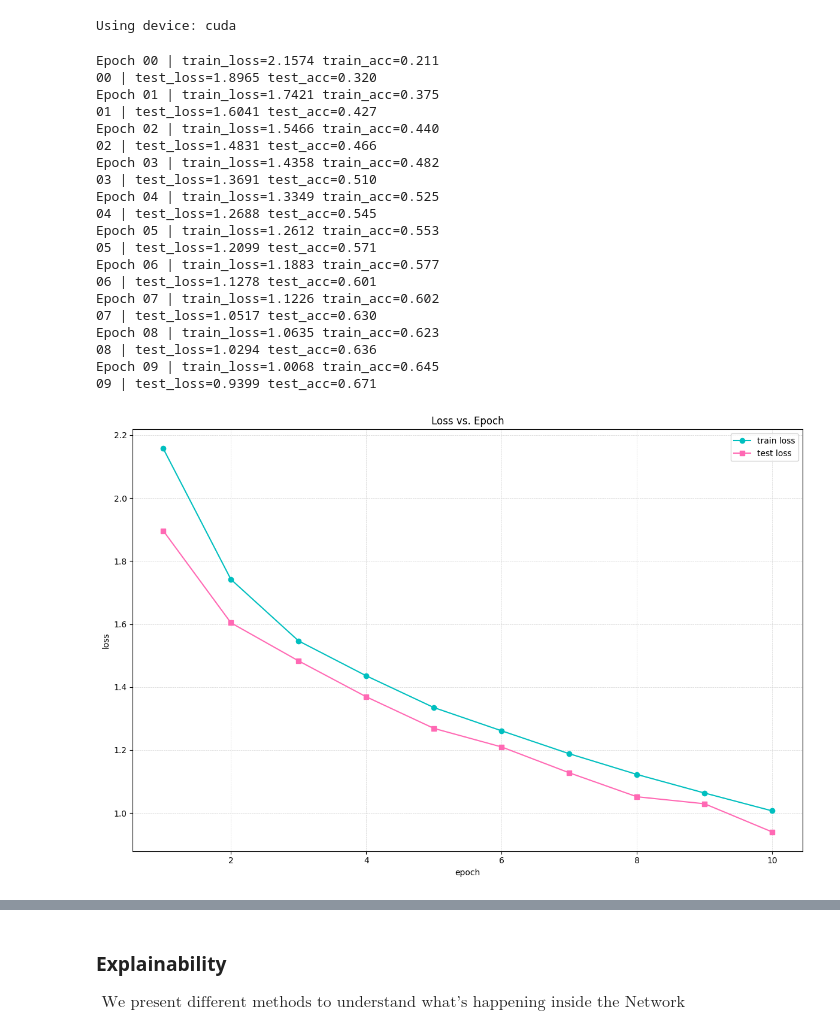
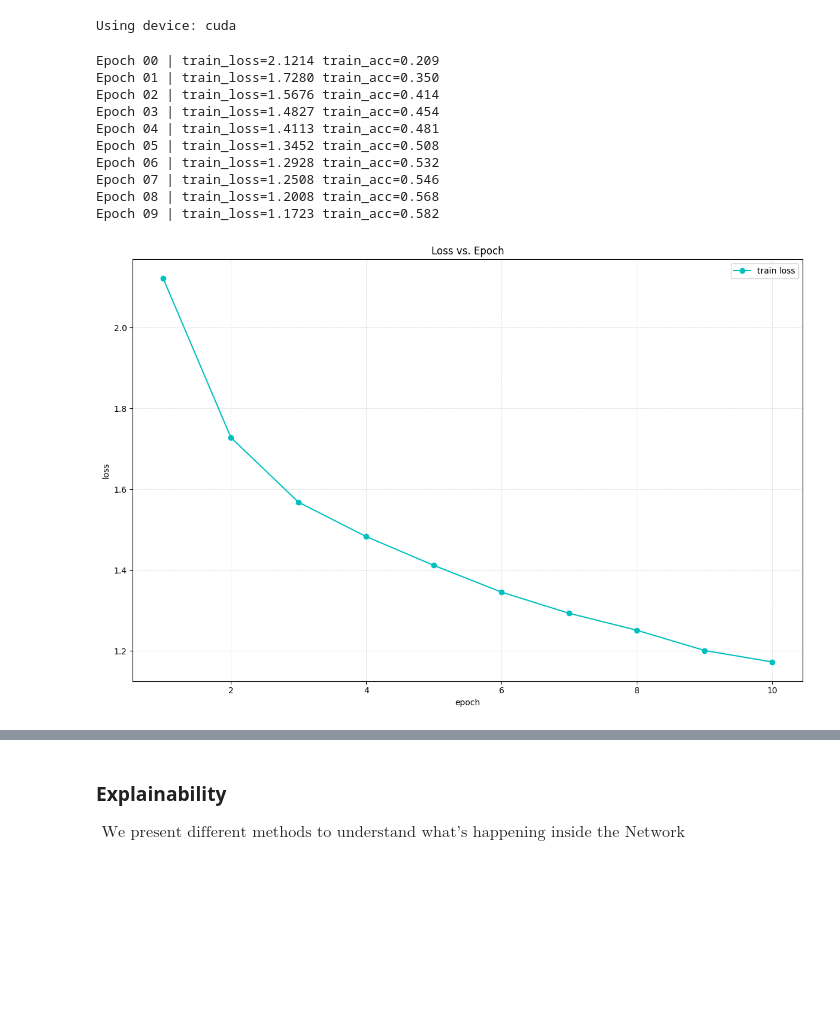
Before and after one commit to yossefPartouche/Deep_Learning, a Jupyter notebook: HW3.ipynb, the cells around one changed output, grey strips where cells are left out. Cells and saved outputs as stored; diff of their text form; code cells hidden in the pictures; blank space fills up the shorter version.

```diff
--- a/HW3.ipynb
+++ b/HW3.ipynb
@@ -117,20 +137,26 @@ class Net(nn.Module):
         # This method has no return value.                                          #
         #############################################################################
         self.features = torch.nn.Sequential(
-          nn.Conv2d(3, 6, 3),
+          nn.Conv2d(3, 6, 3, padding=1),
+          nn.BatchNorm2d(6),
           nn.ReLU(),
 
-          ResidualBLock(6),
-          nn.MaxPool2d(2,1,0),
-
-          nn.Conv2d(6, 16, 5),
+          ResidualBlock(6),
+          nn.Conv2d(6, 6, 3, padding=1),
+          nn.BatchNorm2d(6),
           nn.ReLU(),
 
-          ResidualBlock(32)
-          nn.MaxPool2d(2,2,0)
+          nn.Conv2d(6, 16, 5, padding=2),
+          nn.BatchNorm2d(16),
+          nn.ReLU(),
+
+          ResidualBlock(16),
+          nn.Conv2d(16, 16, kernel_size=3, stride=2, padding=1),
+          nn.BatchNorm2d(16),
+          nn.ReLU()
         )
         self.classifier = nn.Sequential(
-          nn.Linear(16*24*24, 120),
+          nn.Linear(16*8*8, 120),
           nn.ReLU(),
           nn.Linear(120, 84),
           nn.ReLU(),
@@ -277,51 +284,39 @@ print(f"Using device: {device}")
 # %% [output]
 Using device: cuda
 # %%
-train_losses, train_accs, test_losses, test_accs = train_model(net, trainloader, EPOCHS)
+train_losses, train_accs = train_model(net, trainloader, EPOCHS)
 
 epochs = range(1, EPOCHS+1)
 
 # --- Plot 1 ---
 plt.figure()
 plt.plot(epochs, train_losses, marker='o', label='train loss',color='c')
-plt.plot(epochs, test_losses,   marker='s', label='test loss', color='hotpink')
 plt.xlabel('epoch')
 plt.ylabel('loss')
 plt.title('Loss vs. Epoch')
 plt.legend()
 plt.grid(color = 'lightgray', linestyle = '--', linewidth = 0.5)
 plt.tight_layout(); plt.show()
 
 # --- Plot 2 ---
 plt.figure()
 plt.plot(epochs, train_accs, marker='o', label='train acc',color='c')
-plt.plot(epochs, test_accs,   marker='s', label='test acc',color='hotpink')
 plt.xlabel('epoch')
 plt.ylabel('accuracy')
 plt.title('Accuracy vs. Epoch')
 plt.legend()
 plt.grid(color = 'lightgray', linestyle = '--', linewidth = 0.5)
 plt.tight_layout()
 plt.show()
 # %% [output]
-Epoch 00 | train_loss=2.1574 train_acc=0.211
-00 | test_loss=1.8965 test_acc=0.320
-Epoch 01 | train_loss=1.7421 train_acc=0.375
-01 | test_loss=1.6041 test_acc=0.427
-Epoch 02 | train_loss=1.5466 train_acc=0.440
-02 | test_loss=1.4831 test_acc=0.466
-Epoch 03 | train_loss=1.4358 train_acc=0.482
-03 | test_loss=1.3691 test_acc=0.510
-Epoch 04 | train_loss=1.3349 train_acc=0.525
-04 | test_loss=1.2688 test_acc=0.545
-Epoch 05 | train_loss=1.2612 train_acc=0.553
-05 | test_loss=1.2099 test_acc=0.571
-Epoch 06 | train_loss=1.1883 train_acc=0.577
-06 | test_loss=1.1278 test_acc=0.601
-Epoch 07 | train_loss=1.1226 train_acc=0.602
-07 | test_loss=1.0517 test_acc=0.630
-Epoch 08 | train_loss=1.0635 train_acc=0.623
-08 | test_loss=1.0294 test_acc=0.636
-Epoch 09 | train_loss=1.0068 train_acc=0.645
-09 | test_loss=0.9399 test_acc=0.671
+Epoch 00 | train_loss=2.1214 train_acc=0.209
+Epoch 01 | train_loss=1.7280 train_acc=0.350
+Epoch 02 | train_loss=1.5676 train_acc=0.414
+Epoch 03 | train_loss=1.4827 train_acc=0.454
+Epoch 04 | train_loss=1.4113 train_acc=0.481
+Epoch 05 | train_loss=1.3452 train_acc=0.508
+Epoch 06 | train_loss=1.2928 train_acc=0.532
+Epoch 07 | train_loss=1.2508 train_acc=0.546
+Epoch 08 | train_loss=1.2008 train_acc=0.568
+Epoch 09 | train_loss=1.1723 train_acc=0.582
-[figure, old version]
+[figure, new version]
```
Also changed, not shown: parts of 7 cells of this notebook.
